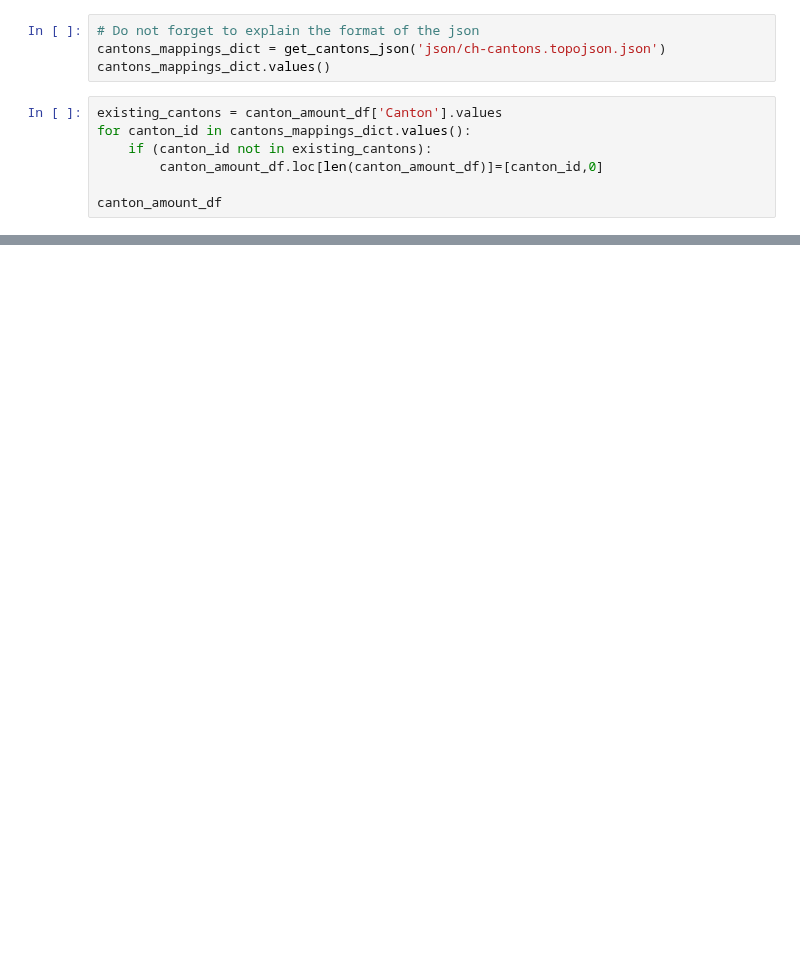
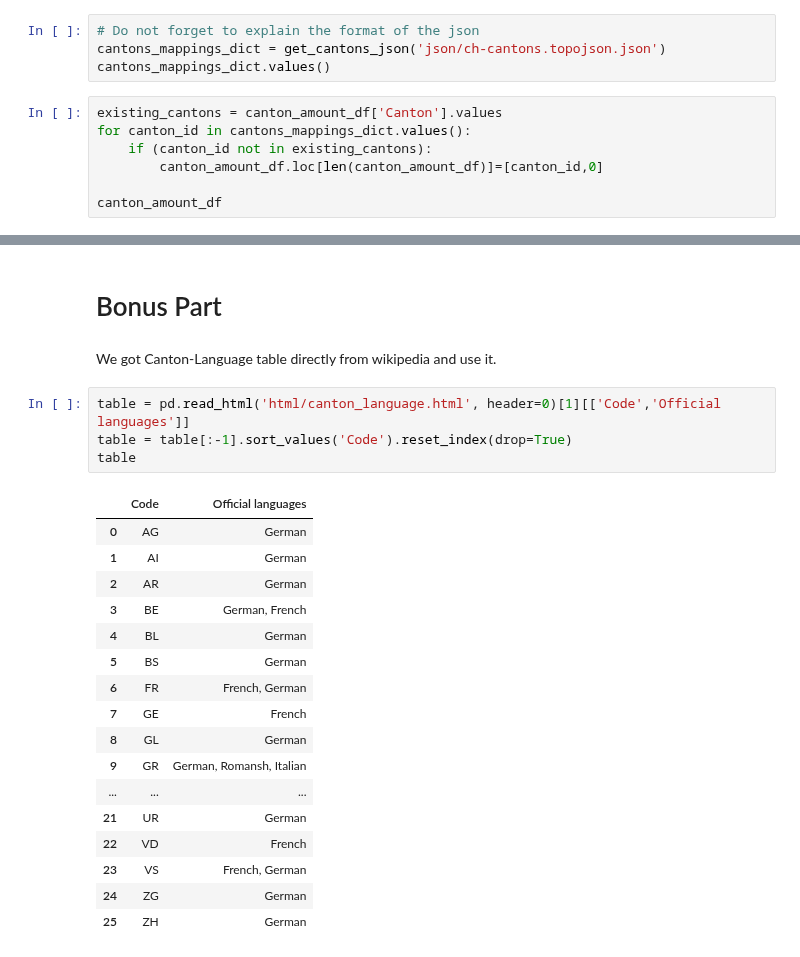
Before and after one commit to meryemmhamdi1/Gokcen_Meryem_Riyadh_ADA, a Jupyter notebook: 03 - Interactive Viz/Interactive Viz.ipynb, the cells around one changed output, grey strips where cells are left out. Drawn from its saved outputs; the diff is of its cells as text; blank space fills up the shorter version.

Commit message:
[MERGE] Merged bonus part with Exercise 1, code refactoring, organization, cleaning and addition of comments

```diff
--- a/03 - Interactive Viz/Interactive Viz.ipynb
+++ b/03 - Interactive Viz/Interactive Viz.ipynb
@@ -208,0 +266,26 @@ swiss_map
+# %% [markdown]
+# Bonus Part
+# %% [markdown]
+We got Canton-Language table directly from wikipedia and use it.
+# %%
+table = pd.read_html('html/canton_language.html', header=0)[1][['Code','Official languages']]
+table = table[:-1].sort_values('Code').reset_index(drop=True)
+table
+# %% [output]
+|  | Code | Official languages |
+| 0 | AG | German |
+| 1 | AI | German |
+| 2 | AR | German |
+| 3 | BE | German, French |
+| 4 | BL | German |
+| 5 | BS | German |
+| 6 | FR | French, German |
+| 7 | GE | French |
+| 8 | GL | German |
+| 9 | GR | German, Romansh, Italian |
+| ... | ... | ... |
+| 21 | UR | German |
+| 22 | VD | French |
+| 23 | VS | French, German |
+| 24 | ZG | German |
+| 25 | ZH | German |
```
Also changed, not shown: parts of 40 cells of this notebook, 1 other file.
